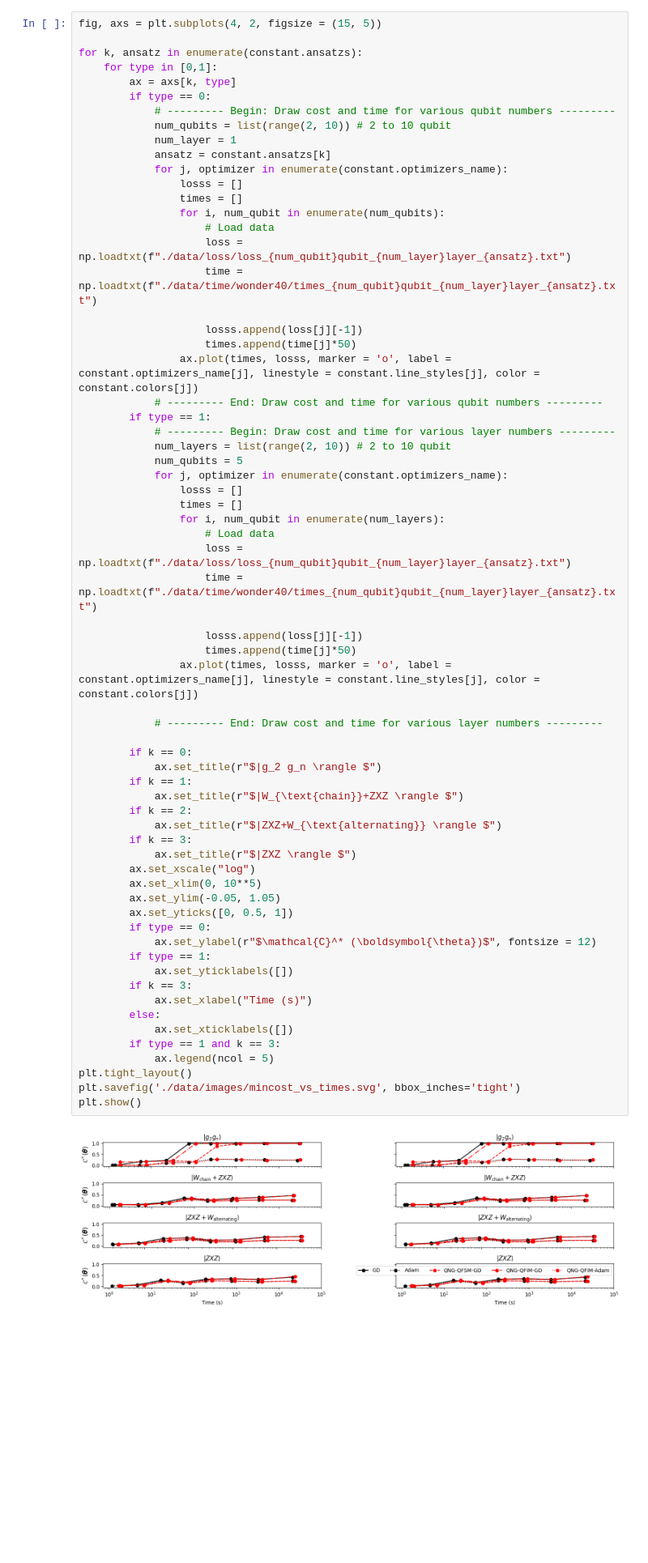
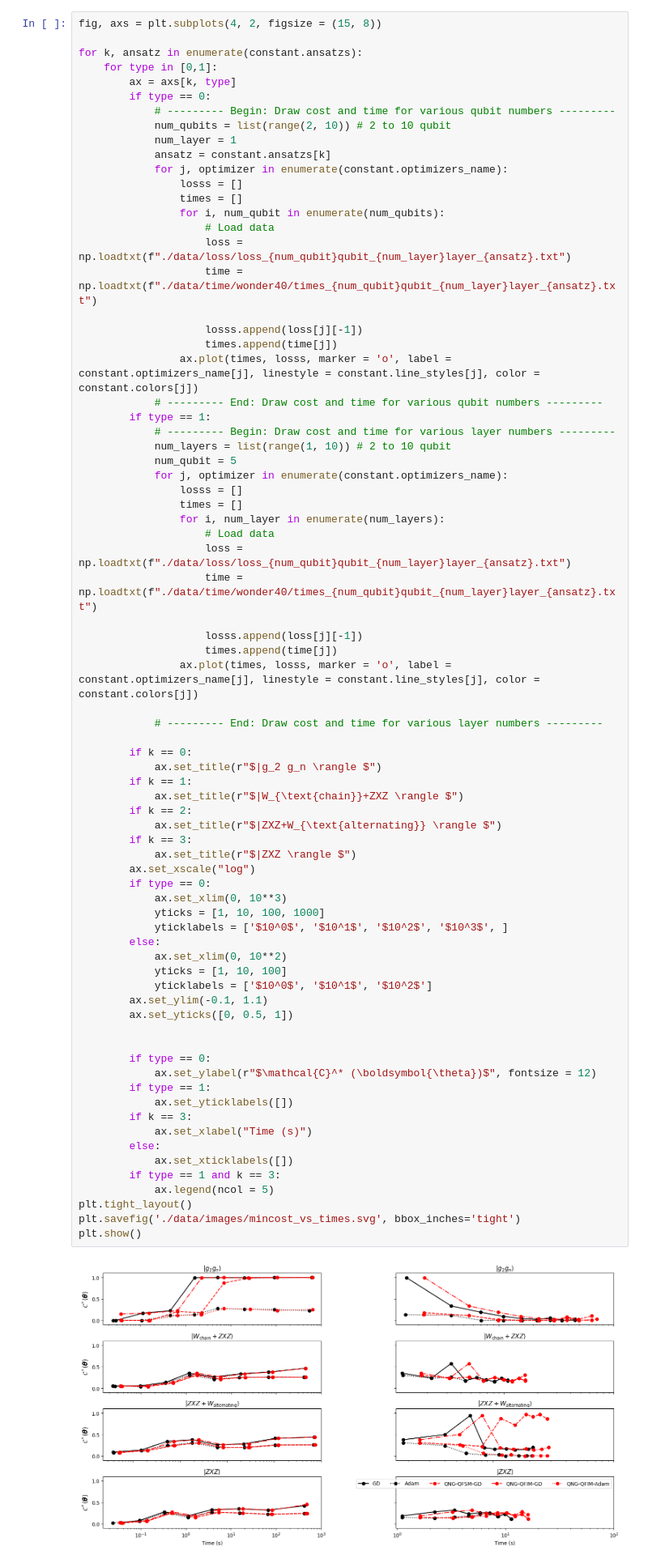
Before and after one commit to NAIST-Archlab/QNG-Benchmark, a Jupyter notebook: plot_walltime_vs_numqubit.ipynb, the cells around one changed output. Shown: that part at 81% size. Saved outputs shown, nothing was run; the diff lists cells and outputs as text; blank space fills up the shorter version.

```diff
--- a/plot_walltime_vs_numqubit.ipynb
+++ b/plot_walltime_vs_numqubit.ipynb
@@ -5,7 +5,7 @@ import constant
 %load_ext autoreload
 %autoreload 2
 # %%
-fig, axs = plt.subplots(4, 2, figsize = (15, 5))
+fig, axs = plt.subplots(4, 2, figsize = (15, 8))
 
 for k, ansatz in enumerate(constant.ansatzs):
     for type in [0,1]:
@@ -24,54 +24,63 @@ for k, ansatz in enumerate(constant.ansatzs):
                     time = np.loadtxt(f"./data/time/wonder40/times_{num_qubit}qubit_{num_layer}layer_{ansatz}.txt")
 
                     losss.append(loss[j][-1])
-                    times.append(time[j]*50)
+                    times.append(time[j])
                 ax.plot(times, losss, marker = 'o', label = constant.optimizers_name[j], linestyle = constant.line_styles[j], color = constant.colors[j])
             # --------- End: Draw cost and time for various qubit numbers ---------
         if type == 1:
             # --------- Begin: Draw cost and time for various layer numbers ---------
-            num_layers = list(range(2, 10)) # 2 to 10 qubit
-            num_qubits = 5
+            num_layers = list(range(1, 10)) # 2 to 10 qubit
+            num_qubit = 5
             for j, optimizer in enumerate(constant.optimizers_name):
                 losss = []
                 times = []
-                for i, num_qubit in enumerate(num_layers):
+                for i, num_layer in enumerate(num_layers):
                     # Load data
                     loss = np.loadtxt(f"./data/loss/loss_{num_qubit}qubit_{num_layer}layer_{ansatz}.txt")
                     time = np.loadtxt(f"./data/time/wonder40/times_{num_qubit}qubit_{num_layer}layer_{ansatz}.txt")
 
                     losss.append(loss[j][-1])
-                    times.append(time[j]*50)
+                    times.append(time[j])
                 ax.plot(times, losss, marker = 'o', label = constant.optimizers_name[j], linestyle = constant.line_styles[j], color = constant.colors[j])
 
             # --------- End: Draw cost and time for various layer numbers ---------
 
         if k == 0:
             ax.set_title(r"$|g_2 g_n \rangle $")
         if k == 1:
             ax.set_title(r"$|W_{\text{chain}}+ZXZ \rangle $")
         if k == 2:
             ax.set_title(r"$|ZXZ+W_{\text{alternating}} \rangle $")
         if k == 3:
             ax.set_title(r"$|ZXZ \rangle $")
         ax.set_xscale("log")
-        ax.set_xlim(0, 10**5)
-        ax.set_ylim(-0.05, 1.05)
+        if type == 0:
+            ax.set_xlim(0, 10**3)
+            yticks = [1, 10, 100, 1000]
+            yticklabels = ['$10^0$', '$10^1$', '$10^2$', '$10^3$', ]
+        else:
+            ax.set_xlim(0, 10**2)
+            yticks = [1, 10, 100]
+            yticklabels = ['$10^0$', '$10^1$', '$10^2$']
+        ax.set_ylim(-0.1, 1.1)
         ax.set_yticks([0, 0.5, 1])
+
+
         if type == 0:
             ax.set_ylabel(r"$\mathcal{C}^* (\boldsymbol{\theta})$", fontsize = 12)
         if type == 1:
             ax.set_yticklabels([])
         if k == 3:
             ax.set_xlabel("Time (s)")
         else:
             ax.set_xticklabels([])
         if type == 1 and k == 3:
             ax.legend(ncol = 5)
 plt.tight_layout()
 plt.savefig('./data/images/mincost_vs_times.svg', bbox_inches='tight')
 plt.show()
 # %% [output]
-[figure, old version]
+[figure, new version]
 # %%
 num_layers = list(range(2, 10)) # 2 to 10 qubit
 num_qubits = 5
```
Also changed, not shown: 26 other files.
